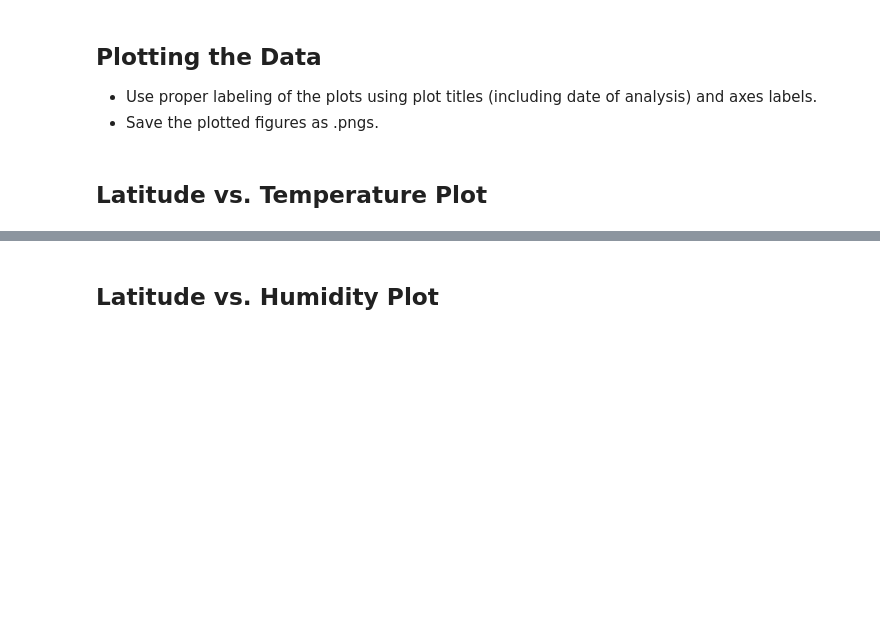
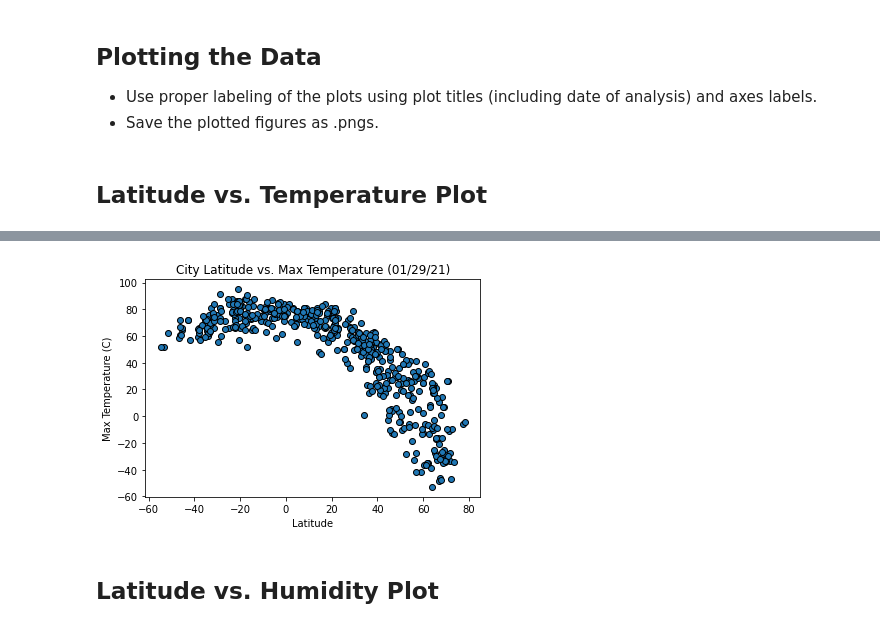
Before and after one commit to ander1908/python-api-challenge, a Jupyter notebook: Instructions/starter_code/WeatherPy.ipynb, the cells around one changed output, grey strips where cells are left out. Cells and saved outputs as stored; diff of their text form; code cells hidden in the pictures; blank space fills up the shorter version.

```diff
--- a/Instructions/starter_code/WeatherPy.ipynb
+++ b/Instructions/starter_code/WeatherPy.ipynb
@@ -203,8 +201,10 @@ clean_city_data = weather_df[weather_df["Humidity"] <= 100]
 # %% [markdown]
 ## Latitude vs. Temperature Plot
 # %%
-plt.scatter(clean_city_data["Latitude"],clean_city_data["Max Temperature"])
+#to match the starter we need black edges
+plt.scatter(clean_city_data["Latitude"],clean_city_data["Max Temperature"],edgecolors='black')
 plt.xlabel("Latitude")
 plt.ylabel("Max Temperature (C)")
-plt.title ("City Latitude vs. Max Temperature (01/29/21)")
+plt.title("City Latitude vs. Max Temperature (01/29/21)")
+plt.savefig("output/Latitude_vs_Max_Temperature.png")
 # %% [output]
@@ -212,2 +211,3 @@ SyntaxError: invalid syntax (<ipython-input-49-549cd2aee5c5>, line 4)
+[figure, added]
 # %% [markdown]
 ## Latitude vs. Humidity Plot
```
Also changed, not shown: parts of 21 cells of this notebook, 25 other files.
